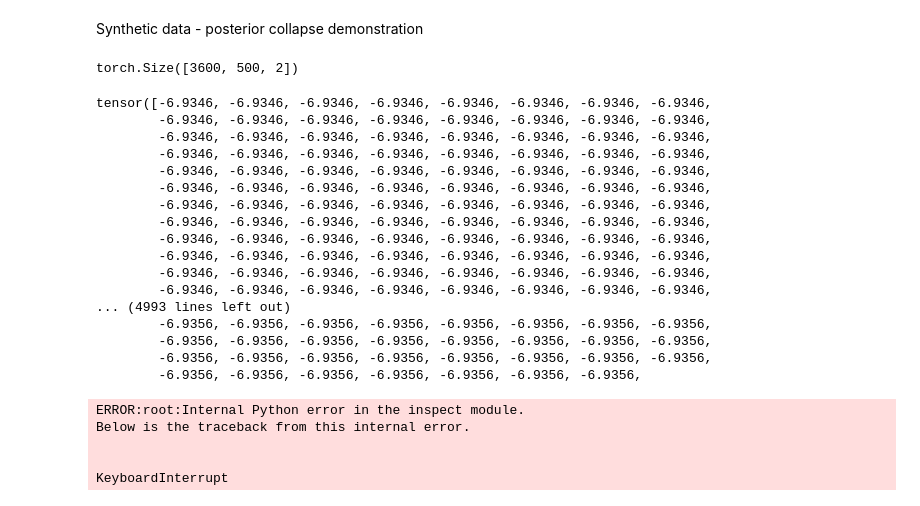
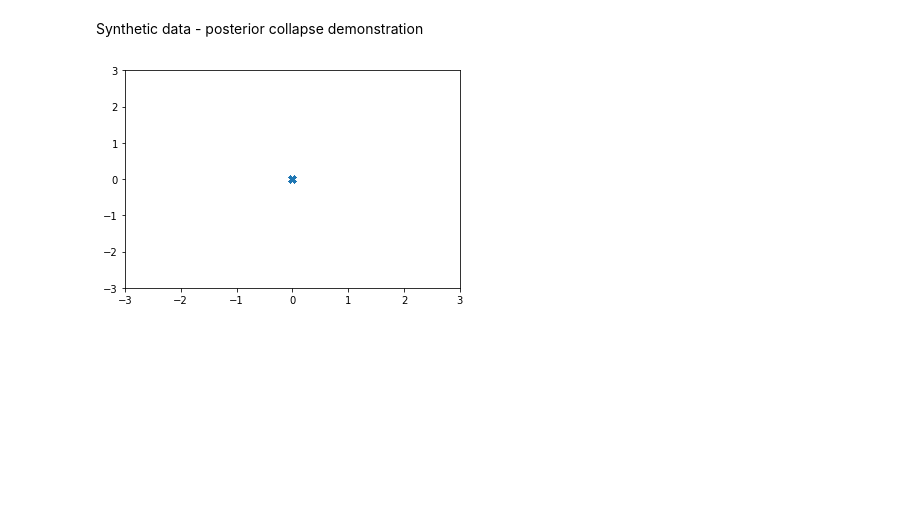
Before and after one commit to eliisabethein/DD2424-project, a Jupyter notebook: testing-workspace.ipynb, the cells around one changed output. Cells and saved outputs as stored; diff of their text form; code cells hidden in the pictures; blank space fills up the shorter version.

Commit message:
Add changes for replication posterior collapse

```diff
--- a/testing-workspace.ipynb
+++ b/testing-workspace.ipynb
@@ -310,10 +319,10 @@ class Decoder(nn.Module):
         return output, hidden
 # %%
 class VAE(nn.Module):
-    def __init__(self, hidden_dim, num_layers, embedding_weights, latent_dim):
+    def __init__(self, hidden_dim, num_layers, embedding_weights, latent_dim, synthetic=False):
         super(VAE, self).__init__()
-        self.encoder = Encoder(hidden_size, num_layers, embedding_weights)
-        self.decoder = Decoder(hidden_size, num_layers, embedding_weights)
+        self.encoder = Encoder(hidden_size, num_layers, embedding_weights, synthetic)
+        self.decoder = Decoder(hidden_size, num_layers, embedding_weights, synthetic)
         self.latent_dim = latent_dim
         self.hidden_dim = hidden_dim
         self.batch_first = True
@@ -321,6 +330,9 @@ class VAE(nn.Module):
         self.hidden_to_mean = nn.Linear(2 * self.hidden_dim * num_layers, self.latent_dim, self.batch_first)
         self.hidden_to_logvar = nn.Linear(2 * self.hidden_dim * num_layers, self.latent_dim, self.batch_first)
         self.latent_to_hidden = nn.Linear(latent_dim, 2 * self.hidden_dim * num_layers, self.batch_first)
+        if synthetic:
+            for param in self.parameters():
+                nn.init.uniform_(param, -0.01, 0.01)
 
     def reparametrize(self, mean, log_variance):
         eps = torch.randn_like(mean)
@@ -332,8 +344,8 @@ class VAE(nn.Module):
         _, hidden = self.encoder.forward(x, hidden, x_lens)
         return hidden
 
-    def decode(self, hidden, x, x_lens=None):
-        outputs, _ = self.decoder.forward(x, hidden, x_lens)
+    def decode(self, hidden, x, x_lens=None, train=True):
+        outputs, _ = self.decoder.forward(x, hidden, x_lens, train)
         return outputs
 
     def forward(self, x, x_lens=None):
@@ -438,8 +452,8 @@ tracked_targets = []
 for random_index in random_indices:
     tracked_inputs.append(train_syn_data[random_index, :-1])
     tracked_targets.append(train_syn_data[random_index, 1:])
-tracked_inputs = torch.tensor(tracked_inputs).unsqueeze(-1)
-tracked_targets = torch.tensor(tracked_targets).unsqueeze(-1)
+tracked_inputs = np.expand_dims(np.array(tracked_inputs), axis=-1)
+tracked_targets = np.expand_dims(np.array(tracked_targets), axis=-1)
 
 for i in range(len(train_syn_data) // batch_size):
     batch_sentences = train_syn_data[i * batch_size:(i+1) * batch_size]
@@ -528,41 +532,25 @@ def generate_grid(lower, upper, step, dim=2):
 # %%
 vocab_size = 1000
 hidden_size = 50
-latent_size = 2
+latent_size = 1
 num_layers = 1
 sequence_length = 10
 
 x_lens = sequence_length*np.ones((batch_size, train_syn_data.shape[1] - 1))
 embedding_weights = nn.Embedding(vocab_size, hidden_size).weight
-vae = VAE(hidden_size, num_layers, embedding_weights, latent_size)
-vae_optimizer = torch.optim.Adam(vae.parameters(), lr=learning_rate)
+vae = VAE(hidden_size, num_layers, embedding_weights, latent_size, synthetic=True)
+vae_optimizer = torch.optim.Adam(vae.parameters(), lr=0.1, betas=(0.9, 0.999))
 # %%
-step = 1/10
-latent_grid = generate_grid(-3, 3, step, latent_size)
-true_posterior = compute_true_posterior(tracked_inputs, latent_grid, vae, tracked_targets)
+step = 1.0
+latent_grid = generate_grid(-20, 20, step, latent_size)
+true_posterior = compute_true_posterior(latent_grid, vae, tracked_inputs, tracked_targets)
 true_mean = compute_true_posterior_mean(true_posterior.t(), latent_grid)
+approximate_mean, _, outputs = vae(tracked_inputs)
-# %% [output]
-torch.Size([3600, 500, 2])
-tensor([-6.9346, -6.9346, -6.9346, -6.9346, -6.9346, -6.9346, -6.9346, -6.9346,
-        -6.9346, -6.9346, -6.9346, -6.9346, -6.9346, -6.9346, -6.9346, -6.9346,
-        -6.9346, -6.9346, -6.9346, -6.9346, -6.9346, -6.9346, -6.9346, -6.9346,
-        -6.9346, -6.9346, -6.9346, -6.9346, -6.9346, -6.9346, -6.9346, -6.9346,
-        -6.9346, -6.9346, -6.9346, -6.9346, -6.9346, -6.9346, -6.9346, -6.9346,
-        -6.9346, -6.9346, -6.9346, -6.9346, -6.9346, -6.9346, -6.9346, -6.9346,
-        -6.9346, -6.9346, -6.9346, -6.9346, -6.9346, -6.9346, -6.9346, -6.9346,
-        -6.9346, -6.9346, -6.9346, -6.9346, -6.9346, -6.9346, -6.9346, -6.9346,
-        -6.9346, -6.9346, -6.9346, -6.9346, -6.9346, -6.9346, -6.9346, -6.9346,
-        -6.9346, -6.9346, -6.9346, -6.9346, -6.9346, -6.9346, -6.9346, -6.9346,
-        -6.9346, -6.9346, -6.9346, -6.9346, -6.9346, -6.9346, -6.9346, -6.9346,
-        -6.9346, -6.9346, -6.9346, -6.9346, -6.9346, -6.9346, -6.9346, -6.9346,
-... (4993 lines left out)
-        -6.9356, -6.9356, -6.9356, -6.9356, -6.9356, -6.9356, -6.9356, -6.9356,
-        -6.9356, -6.9356, -6.9356, -6.9356, -6.9356, -6.9356, -6.9356, -6.9356,
-        -6.9356, -6.9356, -6.9356, -6.9356, -6.9356, -6.9356, -6.9356, -6.9356,
-        -6.9356, -6.9356, -6.9356, -6.9356, -6.9356, -6.9356, -6.9356,
-ERROR:root:Internal Python error in the inspect module.
-Below is the traceback from this internal error.
-
-
-KeyboardInterrupt
+# %%
+plt.scatter(true_mean.detach().numpy(), approximate_mean.detach().numpy(), marker='x')
+plt.xlim(-3, 3)
+plt.ylim(-3, 3)
+plt.show()
+# %% [output]
+[figure, added]
 # %%
```
Also changed, not shown: parts of 8 cells of this notebook.
